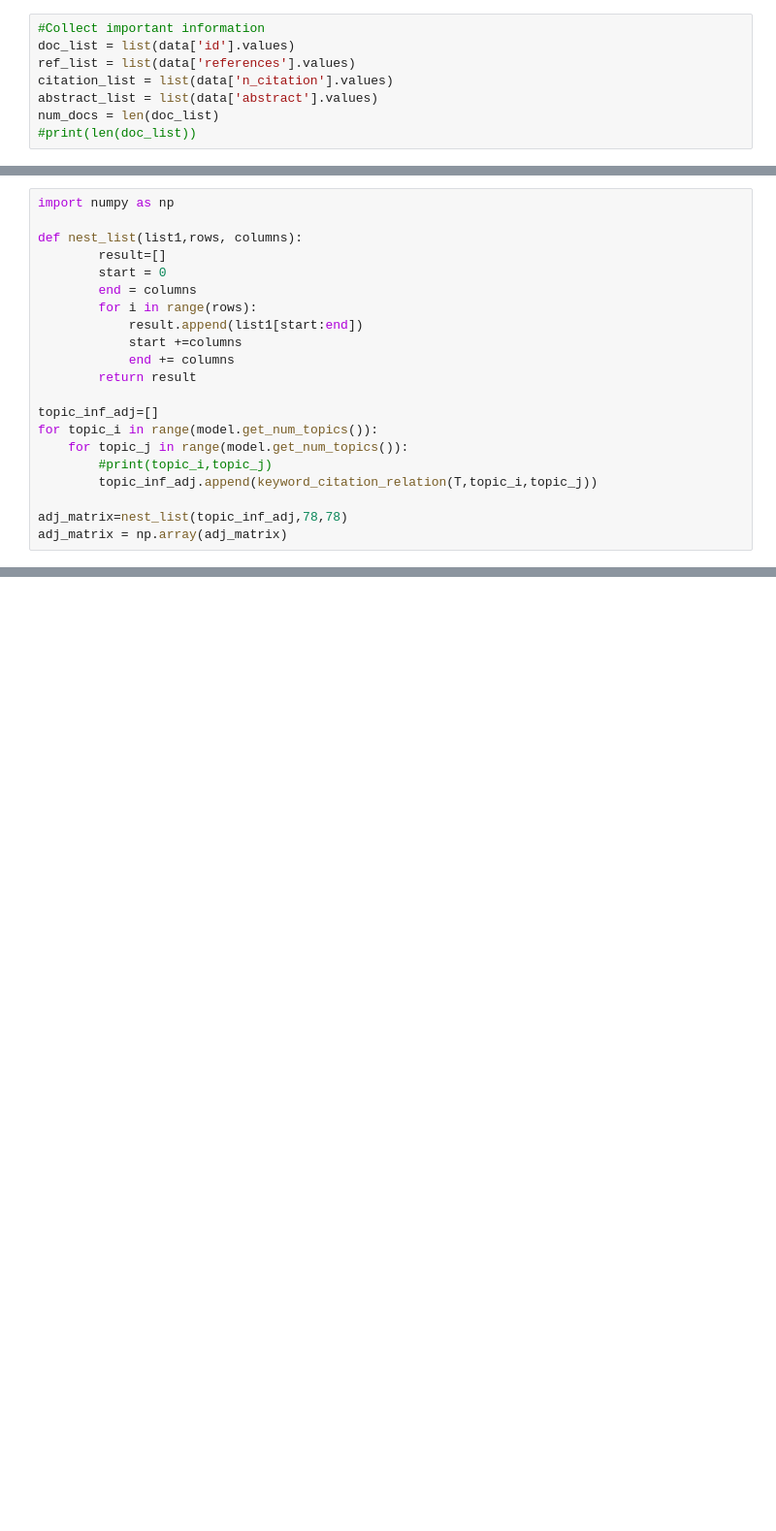
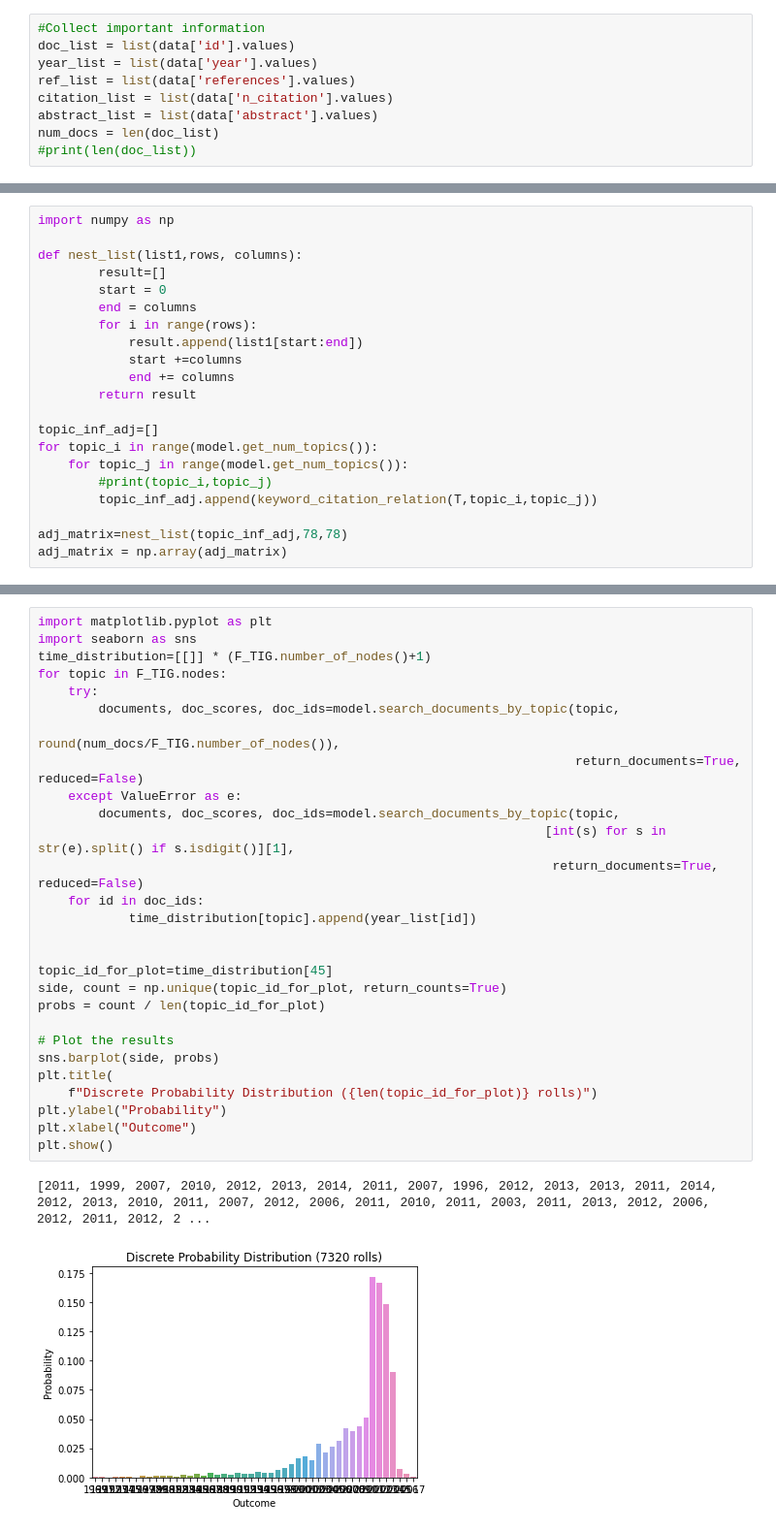
Before and after one commit to hamedR96/MAIST, a Jupyter notebook: Doc2TopicGraph.ipynb, the cells around one changed output, grey strips where cells are left out. Shown at 97% size. Cells and saved outputs as stored; diff of their text form; blank space fills up the shorter version.

```diff
--- a/Doc2TopicGraph.ipynb
+++ b/Doc2TopicGraph.ipynb
@@ -50,6 +14,7 @@ data=df.head(10000)
 # %%
 #Collect important information
 doc_list = list(data['id'].values)
+year_list = list(data['year'].values)
 ref_list = list(data['references'].values)
 citation_list = list(data['n_citation'].values)
 abstract_list = list(data['abstract'].values)
@@ -246,0 +206,31 @@ filtered Topic-Impact Graph info: DiGraph with 50 nodes and 94 edges
+# %%
+import matplotlib.pyplot as plt
+import seaborn as sns
+time_distribution=[[]] * (F_TIG.number_of_nodes()+1)
+for topic in F_TIG.nodes:
+    try:
+        documents, doc_scores, doc_ids=model.search_documents_by_topic(topic,
+                                                                   round(num_docs/F_TIG.number_of_nodes()),
+                                                                       return_documents=True, reduced=False)
+    except ValueError as e:
+        documents, doc_scores, doc_ids=model.search_documents_by_topic(topic,
+                                                                   [int(s) for s in str(e).split() if s.isdigit()][1],
+                                                                    return_documents=True, reduced=False)
+    for id in doc_ids:
+            time_distribution[topic].append(year_list[id])
+
+
+topic_id_for_plot=time_distribution[45]
+side, count = np.unique(topic_id_for_plot, return_counts=True)
+probs = count / len(topic_id_for_plot)
+
+# Plot the results
+sns.barplot(side, probs)
+plt.title(
+    f"Discrete Probability Distribution ({len(topic_id_for_plot)} rolls)")
+plt.ylabel("Probability")
+plt.xlabel("Outcome")
+plt.show()
+# %% [output]
+[2011, 1999, 2007, 2010, 2012, 2013, 2014, 2011, 2007, 1996, 2012, 2013, 2013, 2011, 2014, 2012, 2013, 2010, 2011, 2007, 2012, 2006, 2011, 2010, 2011, 2003, 2011, 2013, 2012, 2006, 2012, 2011, 2012, 2 ...
+[figure, added]
```
Also changed, not shown: parts of 12 cells of this notebook.
